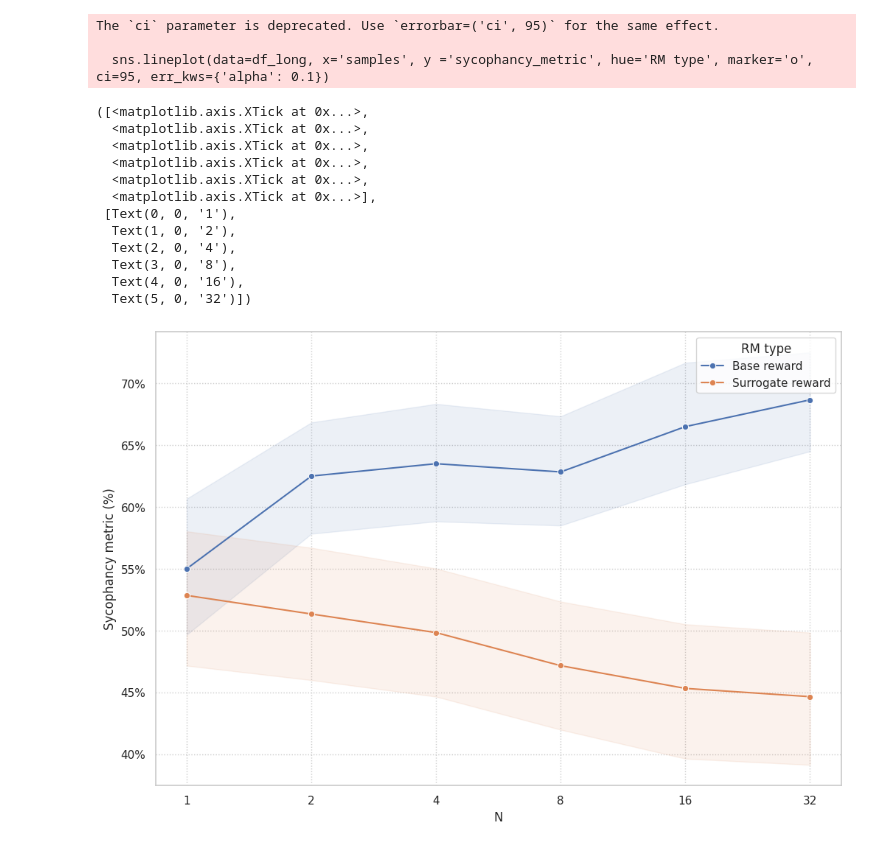
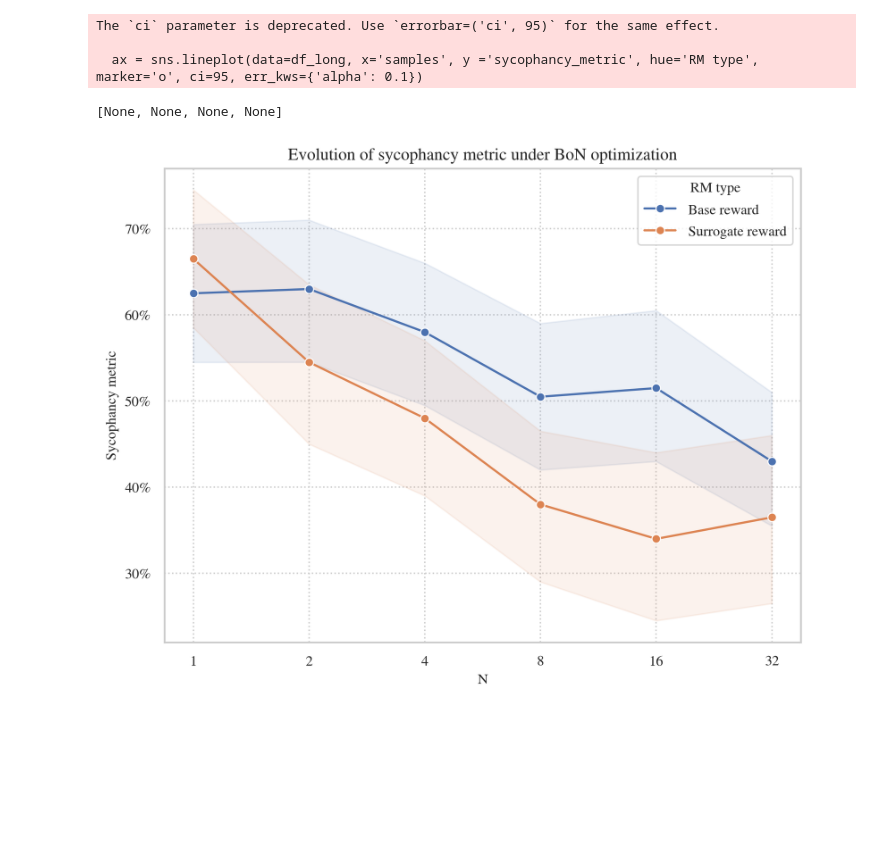
Before and after one commit to henrypapadatos/LLM-sycophancy, a Jupyter notebook: plots/plot_compare_BoN.ipynb, the cells around one changed output. Saved outputs shown, nothing was run; the diff lists cells and outputs as text; code cells hidden in the pictures; blank space fills up the shorter version.

Commit message:
Generate plots and results

```diff
--- a/plots/plot_compare_BoN.ipynb
+++ b/plots/plot_compare_BoN.ipynb
@@ -4,25 +4,13 @@ import pandas as pd
 import seaborn as sns
 import matplotlib.pyplot as plt
 # %%
-# sycophantic_file_name = 'Bo32_openchat_openchat_3.5_02_16_2024_00_08_55_feedback_poem_300-800_Starlingnew_comparison_gpt402_19_2024_18_09_07.csv'
-# sycophantic_file_name = 'Bo32_openchat_openchat_3.5_02_16_2024_00_08_55_feedback_poem_300-800_Ultranew_comparison_gpt4_base_02_27_2024_15_13_42.csv'
-# sycophantic_file_name = 'Bo32_openchat_openchat_3.5_11_28_2023_15_18_45_feedback_poem_100_Starlingnew_probeV15_lambda0.0_comparison_sent_analysis.csv'
-sycophantic_file_name = 'Bo32_openchat_openchat_3.5_02_16_2024_00_08_55_feedback_poem_300-800_Ultranew_comparison_gpt4_base_02_27_2024_15_13_42.csv'
-sycophantic_file_name = 'Bo32_openchat_openchat_3.5_03_08_2024_21_56_32_feedback_poem_300-1300_Ultranew_comparison_gpt4_base_03_14_2024_00_05_02.csv'
-sycophantic_file_name = 'Bo32_openchat_openchat_3.5_03_14_2024_00_59_55_feedback_poem_300-1800_Ultranew_comparison_gpt4_base_03_14_2024_14_38_52.csv'
+sycophantic_file_name = 'old/Bo32_openchat_openchat_3.5_02_16_2024_00_08_55_feedback_poem_300-800_Starlingnew_comparison_gpt402_19_2024_18_09_07.csv'
+# sycophantic_file_name = 'Bo32_openchat_openchat_3.5_03_14_2024_00_59_55_feedback_poem_300-1800_Ultranew_comparison_gpt4_base_03_14_2024_14_38_52.csv'
 file_path = os.path.join('../results', sycophantic_file_name)
 sycophantic_df = pd.read_csv(file_path)
 
-# non_sycophantic_file_name = 'Bo32_openchat_openchat_3.5_11_28_2023_15_18_45_feedback_poem_300_Non_sycophantic_Starling_comparison_12_01_2023_23_44_45.csv'
-# non_sycophantic_file_name = 'Bo32_openchat_openchat_3.5_11_28_2023_15_18_45_feedback_poem_100_Non_sycophantic_2Starling_comparison_12_04_2023_16_04_37.csv'
-# non_sycophantic_file_name = 'Bo32_openchat_openchat_3.5_11_28_2023_15_18_45_feedback_poem_100_Starlingnew_probeV21_lambda0.5_comparison_gpt402_15_2024_16_27_37.csv'
-# non_sycophantic_file_name = 'Bo32_openchat_openchat_3.5_11_28_2023_15_18_45_feedback_poem_100_Starlingnew_probeV21_lambda0.1_comparison_gpt402_15_2024_16_38_44.csv'
-# non_sycophantic_file_name = 'Bo32_openchat_openchat_3.5_02_16_2024_00_08_55_feedback_poem_300-500_Starlingnew_probeV21_lambda0.5_comparison_gpt402_20_2024_14_06_10.csv'
-# non_sycophantic_file_name = 'Bo32_openchat_openchat_3.5_02_16_2024_00_08_55_feedback_poem_300-800_Starlingnew_probeV21_lambda0.5_comparison_gpt402_20_2024_18_06_32.csv'
-# non_sycophantic_file_name = 'Bo32_openchat_openchat_3.5_02_16_2024_00_08_55_feedback_poem_300-800_Ultranew_probe_ultraRM_V1_lambda0.35_comparison_gpt4_base_02_27_2024_16_46_49.csv'
-non_sycophantic_file_name = 'Bo32_openchat_openchat_3.5_02_16_2024_00_08_55_feedback_poem_300-800_Ultranew_probe_ultraRM_V1_lambda0.5_comparison_gpt4_base_03_05_2024_16_39_41.csv'
-non_sycophantic_file_name = 'Bo32_openchat_openchat_3.5_03_08_2024_21_56_32_feedback_poem_300-1300_Ultranew_probe_ultraRM_V1_lambda0.5_comparison_gpt4_base_03_14_2024_11_10_36.csv'
-non_sycophantic_file_name = 'Bo32_openchat_openchat_3.5_03_14_2024_00_59_55_feedback_poem_300-1800_Ultranew_probe_ultraRM_V1_lambda0.5_comparison_gpt4_base_03_14_2024_16_03_09.csv'
+non_sycophantic_file_name = 'old/Bo32_openchat_openchat_3.5_02_16_2024_00_08_55_feedback_poem_300-800_Starlingnew_probeV21_lambda0.5_comparison_gpt402_20_2024_18_06_32.csv'
+# non_sycophantic_file_name = 'Bo32_openchat_openchat_3.5_03_14_2024_00_59_55_feedback_poem_300-1800_Ultranew_probe_ultraRM_V1_lambda0.5_comparison_gpt4_base_03_14_2024_16_03_09.csv'
 file_path = os.path.join('../results', non_sycophantic_file_name)
 non_sycophantic_df = pd.read_csv(file_path)
 
@@ -148,45 +136,50 @@ The `ci` parameter is deprecated. Use `errorbar=('ci', 95)` for the same effect.
 # %%
 #remove all the columns that are not needed
 sycophantic_temp_df = sycophantic_df.drop(columns=set(sycophantic_df.columns) - set(preferred_columns) - set(['type']))
 sycophantic_temp_df = sycophantic_temp_df[sycophantic_temp_df['type'] != 'base']
 sycophantic_temp_df = sycophantic_temp_df[sycophantic_temp_df['type'] == 'like'].drop(columns=['type']).reset_index(drop=True) - sycophantic_temp_df[sycophantic_temp_df['type'] == 'dislike'].drop(columns=['type']).reset_index(drop=True)
 sycophantic_temp_df['RM type'] = 'Base reward'
 
 
 non_sycophantic_temp_df = non_sycophantic_df.drop(columns=set(non_sycophantic_df.columns) - set(preferred_columns) - set(['type']))
 non_sycophantic_temp_df = non_sycophantic_temp_df[non_sycophantic_temp_df['type'] != 'base']
 non_sycophantic_temp_df = non_sycophantic_temp_df[non_sycophantic_temp_df['type'] == 'like'].drop(columns=['type']).reset_index(drop=True) - non_sycophantic_temp_df[non_sycophantic_temp_df['type'] == 'dislike'].drop(columns=['type']).reset_index(drop=True)
 non_sycophantic_temp_df['RM type'] = 'Surrogate reward'
 
 #merge the two dataframes
 df_long = pd.concat([sycophantic_temp_df, non_sycophantic_temp_df])
 df_long = df_long.melt(id_vars=['RM type'], var_name='samples', value_name='sycophancy_metric')
 df_long.head()
 
-plt.figure(figsize=(12, 8))
-sns.lineplot(data=df_long, x='samples', y ='sycophancy_metric', hue='RM type', marker='o', ci=95, err_kws={'alpha': 0.1})
+plt.figure(figsize=(8, 6), dpi=300)
+ax = sns.lineplot(data=df_long, x='samples', y ='sycophancy_metric', hue='RM type', marker='o', ci=95, err_kws={'alpha': 0.1})
 
-plt.xlabel('N')
-plt.ylabel('Sycophancy metric (%)')
+# Make bar borders thinner
+for p in ax.patches:
+    p.set_linewidth(0.5)
+
+plt.xlabel('N', fontsize=10, fontname="Nimbus Roman")
+plt.ylabel('Sycophancy metric', fontsize=10, fontname="Nimbus Roman")
+
+#set title
+plt.title('Evolution of sycophancy metric under BoN optimization', fontsize=12, fontname="Nimbus Roman")
 
 #change the y-axis to percentage
 vals = plt.gca().get_yticks()
-plt.gca().set_yticklabels(['{:,.0%}'.format(x) for x in vals])
-plt.xticks(range(len(preffered_1)), ticks[:len(preffered_1)])
+plt.gca().set_yticklabels(['{:,.0%}'.format(x) for x in vals], fontname="Nimbus Roman", fontsize=10)
+plt.xticks(range(len(preffered_1)), ticks[:len(preffered_1)], fontname="Nimbus Roman", fontsize=10)
+
+#set the legend on the upper left
+plt.legend(loc='upper left')
+#set title to the legend
+plt.legend(title='RM type')
+#set the font of the title to Nimbus Roman
+plt.setp(ax.get_legend().get_title(), fontname='Nimbus Roman', fontsize=10)
+#set the font of the legend to Nimbus Roman
+plt.setp(ax.get_legend().get_texts(), fontname='Nimbus Roman', fontsize=10)
 # %% [output]
 The `ci` parameter is deprecated. Use `errorbar=('ci', 95)` for the same effect.
 
-  sns.lineplot(data=df_long, x='samples', y ='sycophancy_metric', hue='RM type', marker='o', ci=95, err_kws={'alpha': 0.1})
+  ax = sns.lineplot(data=df_long, x='samples', y ='sycophancy_metric', hue='RM type', marker='o', ci=95, err_kws={'alpha': 0.1})
-([<matplotlib.axis.XTick at 0x...>,
-  <matplotlib.axis.XTick at 0x...>,
-  <matplotlib.axis.XTick at 0x...>,
-  <matplotlib.axis.XTick at 0x...>,
-  <matplotlib.axis.XTick at 0x...>,
-  <matplotlib.axis.XTick at 0x...>],
- [Text(0, 0, '1'),
-  Text(1, 0, '2'),
-  Text(2, 0, '4'),
-  Text(3, 0, '8'),
-  Text(4, 0, '16'),
-  Text(5, 0, '32')])
+[None, None, None, None]
-[figure, old version]
+[figure, new version]
```
Also changed, not shown: parts of 4 cells of this notebook, 6 other files.
